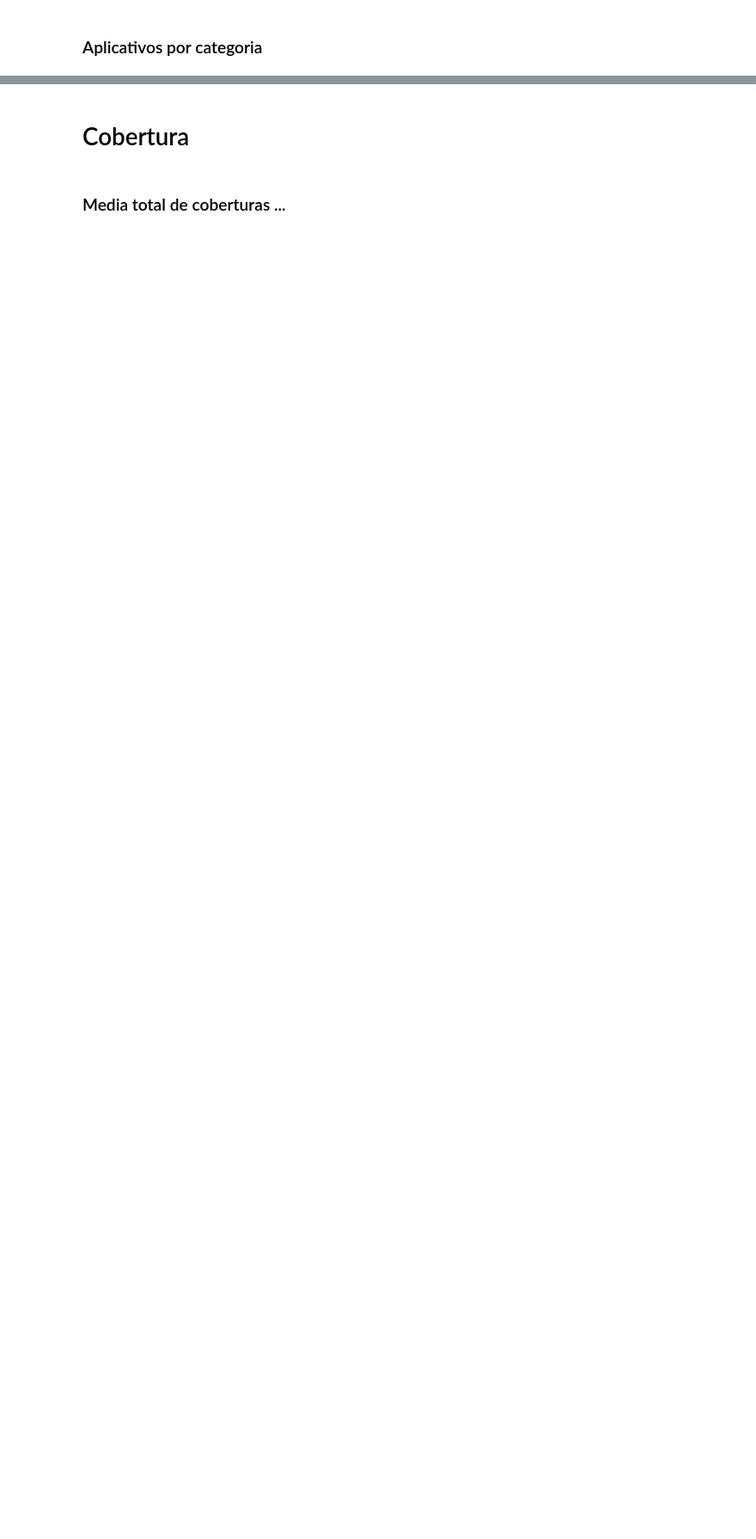
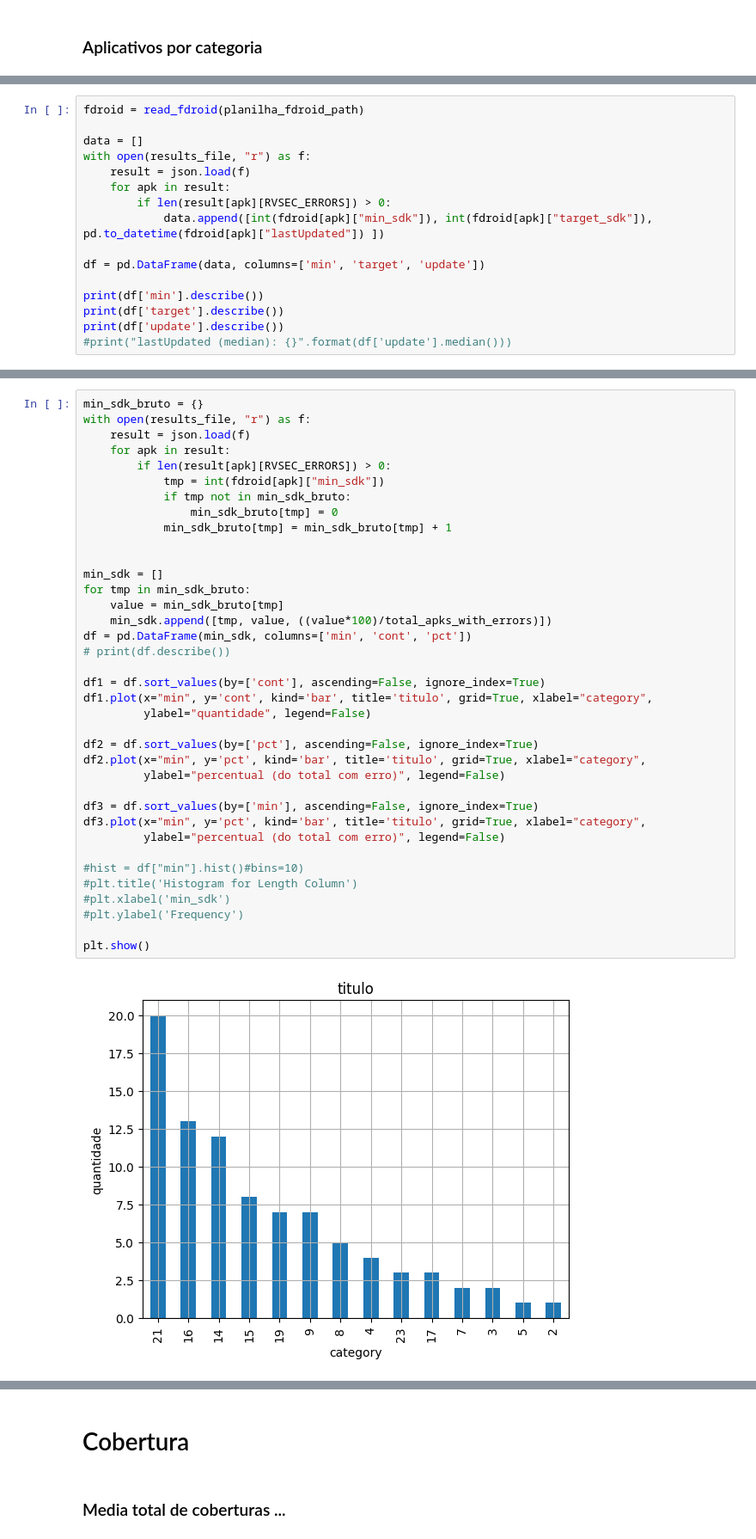
Before and after one commit to PAMunb/rvsec, a Jupyter notebook: rv-android/results_notebook.ipynb, the cells around one changed output, grey strips where cells are left out. Shown: that part at 86% size. Saved outputs shown, nothing was run; the diff lists cells and outputs as text; blank space fills up the shorter version.

Commit message:
incrementing results notebook

```diff
--- a/rv-android/results_notebook.ipynb
+++ b/rv-android/results_notebook.ipynb
@@ -432,0 +448,16 @@ Quantidade de categorias: 17
+# %%
+fdroid = read_fdroid(planilha_fdroid_path)
+
+data = []
+with open(results_file, "r") as f:
+    result = json.load(f)
+    for apk in result:
+        if len(result[apk][RVSEC_ERRORS]) > 0:
+            data.append([int(fdroid[apk]["min_sdk"]), int(fdroid[apk]["target_sdk"]), pd.to_datetime(fdroid[apk]["lastUpdated"]) ])
+
+df = pd.DataFrame(data, columns=['min', 'target', 'update'])
+
+print(df['min'].describe())
+print(df['target'].describe())
+print(df['update'].describe())
+#print("lastUpdated (median): {}".format(df['update'].median()))
@@ -432,0 +484,39 @@ Quantidade de categorias: 17
+# %%
+min_sdk_bruto = {}
+with open(results_file, "r") as f:
+    result = json.load(f)
+    for apk in result:
+        if len(result[apk][RVSEC_ERRORS]) > 0:
+            tmp = int(fdroid[apk]["min_sdk"])
+            if tmp not in min_sdk_bruto:
+                min_sdk_bruto[tmp] = 0
+            min_sdk_bruto[tmp] = min_sdk_bruto[tmp] + 1
+
+
+min_sdk = []
+for tmp in min_sdk_bruto:
+    value = min_sdk_bruto[tmp]
+    min_sdk.append([tmp, value, ((value*100)/total_apks_with_errors)])
+df = pd.DataFrame(min_sdk, columns=['min', 'cont', 'pct'])
+# print(df.describe())
+
+df1 = df.sort_values(by=['cont'], ascending=False, ignore_index=True)
+df1.plot(x="min", y='cont', kind='bar', title='titulo', grid=True, xlabel="category",
+         ylabel="quantidade", legend=False)
+
+df2 = df.sort_values(by=['pct'], ascending=False, ignore_index=True)
+df2.plot(x="min", y='pct', kind='bar', title='titulo', grid=True, xlabel="category",
+         ylabel="percentual (do total com erro)", legend=False)
+
+df3 = df.sort_values(by=['min'], ascending=False, ignore_index=True)
+df3.plot(x="min", y='pct', kind='bar', title='titulo', grid=True, xlabel="category",
+         ylabel="percentual (do total com erro)", legend=False)
+
+#hist = df["min"].hist()#bins=10)
+#plt.title('Histogram for Length Column')
+#plt.xlabel('min_sdk')
+#plt.ylabel('Frequency')
+
+plt.show()
+# %% [output]
+[figure, added]
```
Also changed, not shown: parts of 12 cells of this notebook.
